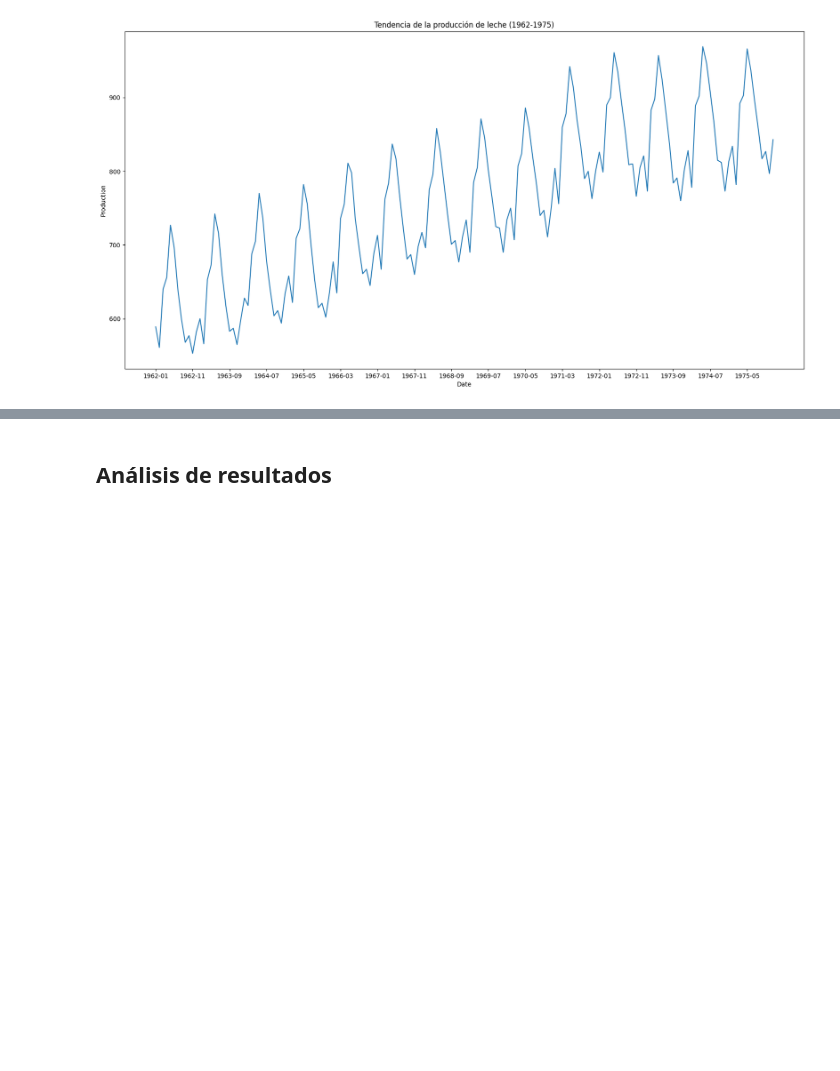
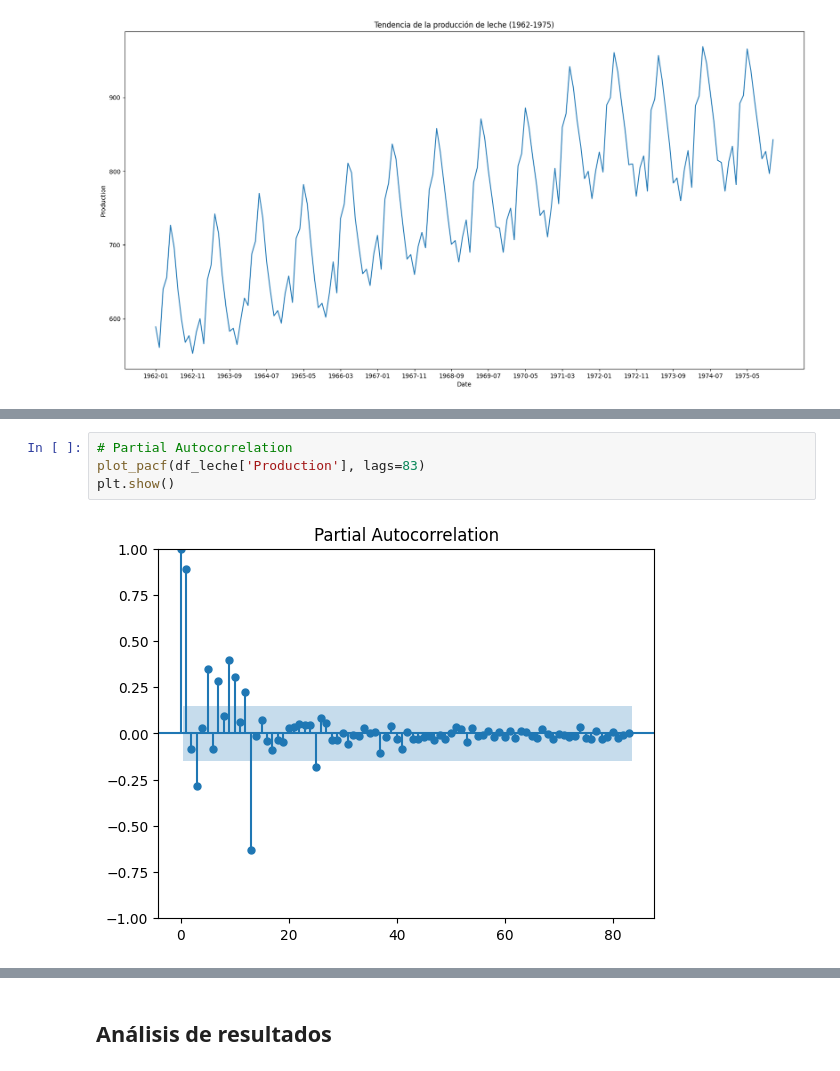
Before and after one commit to principioincertidumbre/Tarea3_MLA, a Jupyter notebook: Tarea_3_MLA.ipynb, the cells around one changed output, grey strips where cells are left out. Saved outputs shown, nothing was run; the diff lists cells and outputs as text; blank space fills up the shorter version.

```diff
--- a/Tarea_3_MLA.ipynb
+++ b/Tarea_3_MLA.ipynb
@@ -312,0 +319,6 @@ plt.show()
+# %%
+# Partial Autocorrelation
+plot_pacf(df_leche['Production'], lags=83)
+plt.show()
+# %% [output]
+[figure, added]
```
Also changed, not shown: parts of 4 cells of this notebook.
